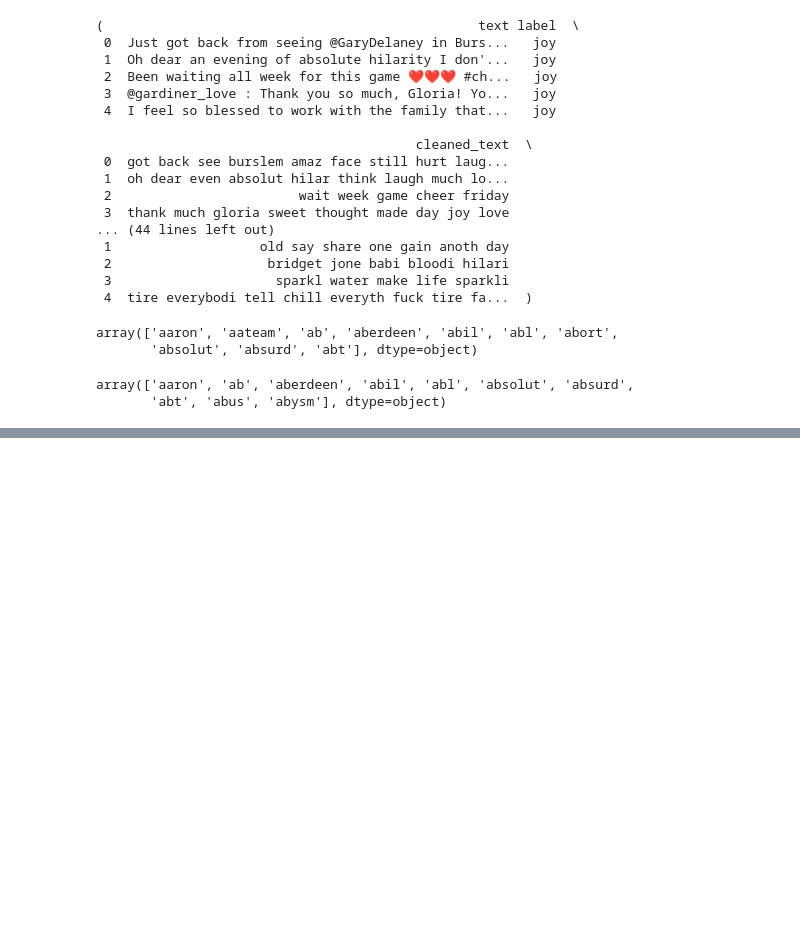
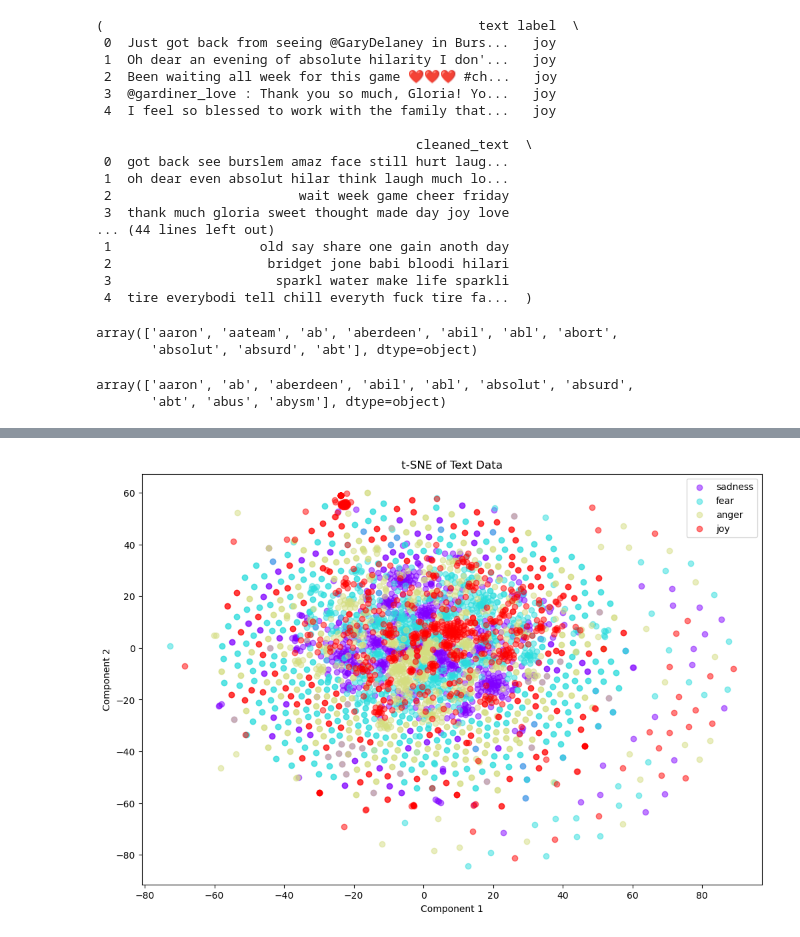
Before and after one commit to virgiliaantonucci/DS-Phase-5-Project, a Jupyter notebook: student.ipynb, the cells around one changed output, grey strips where cells are left out. Saved outputs shown, nothing was run; the diff lists cells and outputs as text; code cells hidden in the pictures; blank space fills up the shorter version.

```diff
--- a/student.ipynb
+++ b/student.ipynb
@@ -188,0 +301,33 @@ plt.show()
+# %%
+# Assuming X_train_cleaned is a CSR (Compressed Sparse Row) matrix
+if scipy.sparse.issparse(X_train_cleaned):  # Better general check for any sparse format
+    X_dense = X_train_cleaned.toarray()  # Convert any sparse matrix to a dense ndarray
+else:
+    X_dense = np.asarray(X_train_cleaned)  # Ensure X_train_cleaned is an ndarray
+
+# Now X_dense is definitely in the right format for t-SNE
+tsne_model = TSNE(n_components=2, random_state=0, n_iter=1000, perplexity=40)
+transformed_vectors = tsne_model.fit_transform(X_dense)
+
+# The rest of your plotting code here, assuming you have 'labels' array available
+# ...
+
+# For the purpose of visualization, let's assume 'label' is an array of labels
+labels = train_df['label'].values # make sure this matches your data's label format
+
+# Plot the transformed vectors with their corresponding labels
+plt.figure(figsize=(12, 8))
+unique_labels = list(set(labels))
+colors = plt.cm.rainbow(np.linspace(0, 1, len(unique_labels)))
+
+for i, label in enumerate(unique_labels):
+    indices = [j for j, l in enumerate(labels) if l == label]
+    plt.scatter(transformed_vectors[indices, 0], transformed_vectors[indices, 1], color=colors[i], label=label, alpha=0.5)
+
+plt.legend()
+plt.title('t-SNE of Text Data')
+plt.xlabel('Component 1')
+plt.ylabel('Component 2')
+plt.show()
+# %% [output]
+[figure, added]
```
Also changed, not shown: parts of 10 cells of this notebook.
